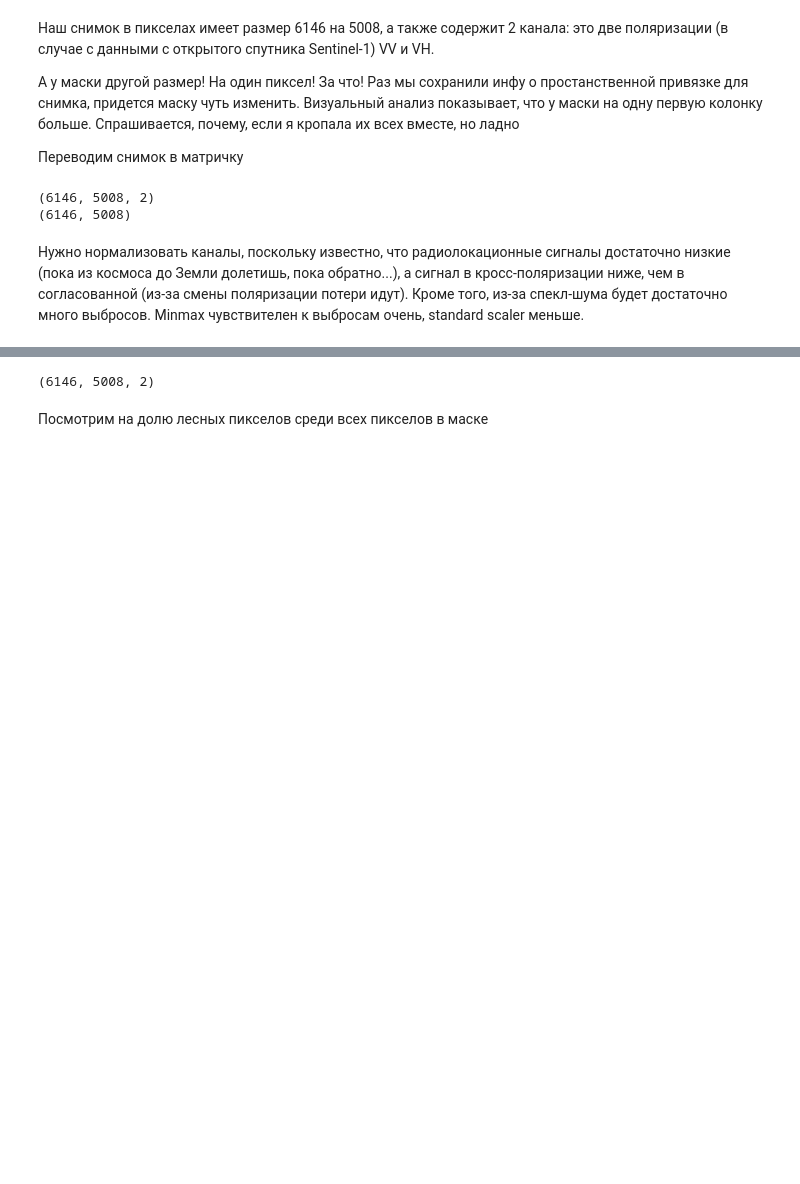
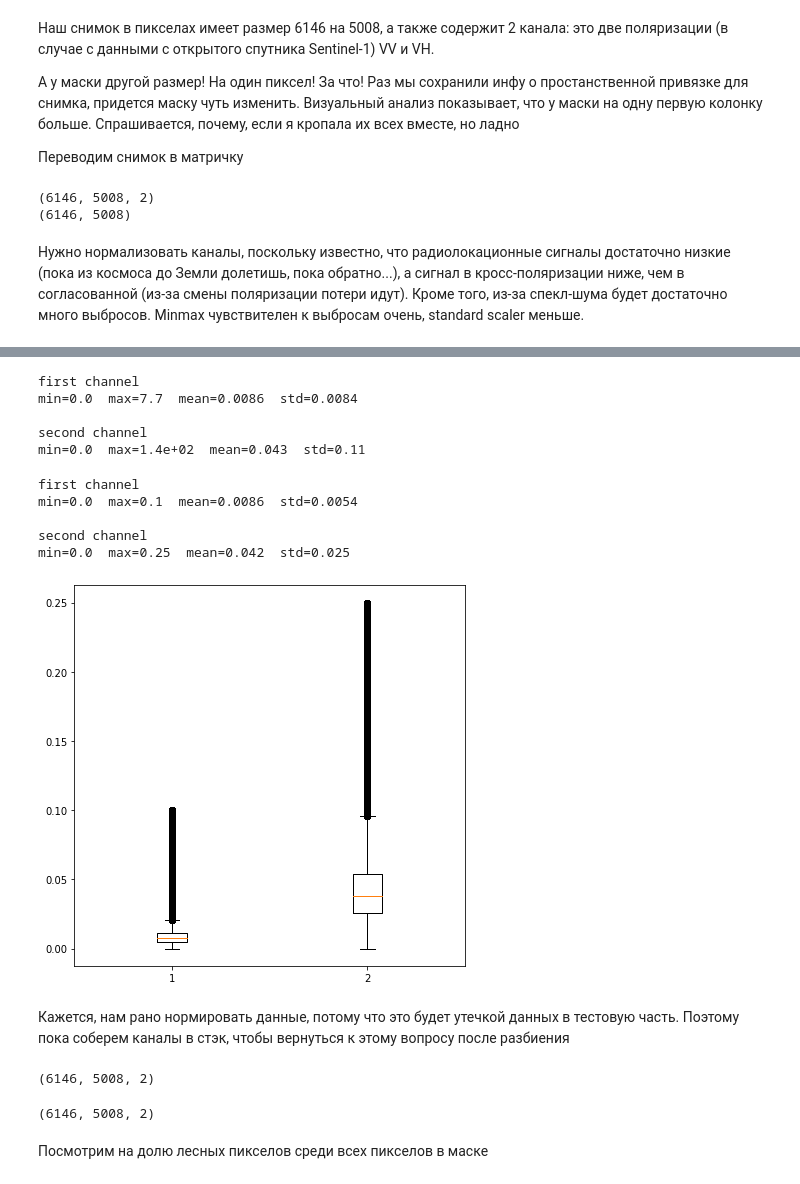
Before and after one commit to SozAnna/S1_Sakha_classification, a Jupyter notebook: Forest_mask_nn.ipynb, the cells around one changed output, grey strips where cells are left out. Cells and saved outputs as stored; diff of their text form; code cells hidden in the pictures; blank space fills up the shorter version.

```diff
--- a/Forest_mask_nn.ipynb
+++ b/Forest_mask_nn.ipynb
@@ -303 +312,44 @@ min=0.0  max=1e+02  mean=0.039  std=0.11
+# %%
+print('first channel')
+min_b1, max_b1, mean_b1, std_b1 = count_statistics(image_array[:,:, :1])
+print()
+print('second channel')
+min_b2, max_b2, mean_b2, std_b2 = count_statistics(image_array[:,:, 1:])
+# %% [output]
+first channel
+min=0.0  max=7.7  mean=0.0086  std=0.0084
+
+second channel
+min=0.0  max=1.4e+02  mean=0.043  std=0.11
+# %%
+band1 = np.squeeze(image_array[:,:, :1], axis=2)
+band2 = np.squeeze(image_array[:,:, 1:], axis=2)
+
+band1[band1 > 0.1] = 0.1
+band2[band2 > 0.25] = 0.25
+# %%
+print('first channel')
+min_b1, max_b1, mean_b1, std_b1 = count_statistics(image_array[:,:, :1])
+print()
+print('second channel')
+min_b2, max_b2, mean_b2, std_b2 = count_statistics(image_array[:,:, 1:])
+# %% [output]
+first channel
+min=0.0  max=0.1  mean=0.0086  std=0.0054
+
+second channel
+min=0.0  max=0.25  mean=0.042  std=0.025
+# %%
+plt.figure(figsize=(7, 7))
+plt.boxplot([band1.flatten(), band2.flatten()])
+plt.show()
+# %% [output]
+[figure, added]
+# %% [markdown]
+Кажется, нам рано нормировать данные, потому что это будет утечкой данных в тестовую часть. Поэтому пока соберем каналы в стэк, чтобы вернуться к этому вопросу после разбиения
+# %%
+image_array = np.stack((band1, band2), axis=-1)
+image_array.shape
+# %% [output]
+(6146, 5008, 2)
 # %%
```
Also changed, not shown: parts of 17 cells of this notebook.
